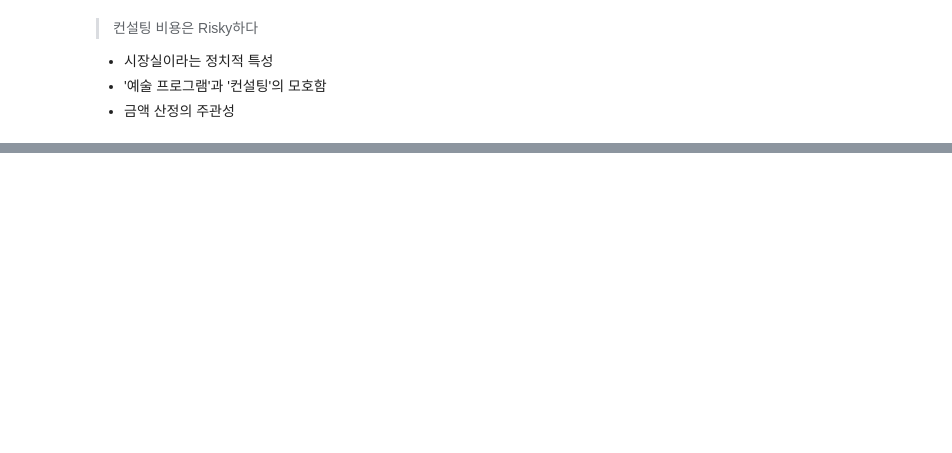
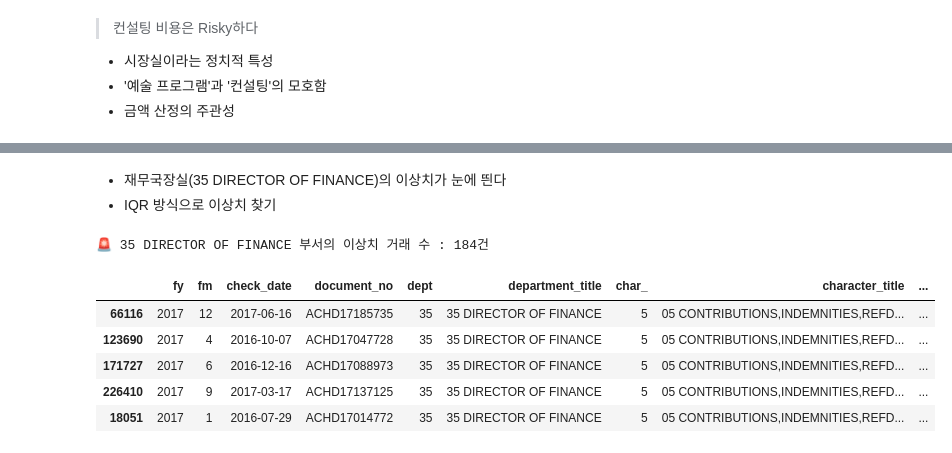
Before and after one commit to yeongwuu/Unsupervised-Fraud-Detection-in-Accounting-Data-using-Autoencoder, a Jupyter notebook: Project_1.ipynb, the cells around one changed output, grey strips where cells are left out. Cells and saved outputs as stored; diff of their text form; code cells hidden in the pictures; blank space fills up the shorter version.

```diff
--- a/Project_1.ipynb
+++ b/Project_1.ipynb
@@ -170,0 +208,25 @@ display(mayor_mural)
+# %% [markdown]
+- 재무국장실(35 DIRECTOR OF FINANCE)의 이상치가 눈에 띈다
+- IQR 방식으로 이상치 찾기
+# %%
+def get_outliers(df, column='transaction_amount'):
+    Q1=df[column].quantile(0.25)
+    Q3=df[column].quantile(0.75)
+    IQR=Q3-Q1
+    upper_bound= Q3 + (1.5*IQR)
+    return df[df[column]>upper_bound]
+
+target_dept='35 DIRECTOR OF FINANCE'
+dept_data=df[df['department_title']==target_dept]
+outliers=get_outliers(dept_data)
+
+print(f'🚨 {target_dept} 부서의 이상치 거래 수 : {len(outliers)}건')
+display(outliers.sort_values(by='transaction_amount', ascending=False).head())
+# %% [output]
+🚨 35 DIRECTOR OF FINANCE 부서의 이상치 거래 수 : 184건
+|  | fy | fm | check_date | document_no | dept | department_title | char_ | character_title | ... |
+| 66116 | 2017 | 12 | 2017-06-16 | ACHD17185735 | 35 | 35 DIRECTOR OF FINANCE | 5 | 05 CONTRIBUTIONS,INDEMNITIES,REFD... | ... |
+| 123690 | 2017 | 4 | 2016-10-07 | ACHD17047728 | 35 | 35 DIRECTOR OF FINANCE | 5 | 05 CONTRIBUTIONS,INDEMNITIES,REFD... | ... |
+| 171727 | 2017 | 6 | 2016-12-16 | ACHD17088973 | 35 | 35 DIRECTOR OF FINANCE | 5 | 05 CONTRIBUTIONS,INDEMNITIES,REFD... | ... |
+| 226410 | 2017 | 9 | 2017-03-17 | ACHD17137125 | 35 | 35 DIRECTOR OF FINANCE | 5 | 05 CONTRIBUTIONS,INDEMNITIES,REFD... | ... |
+| 18051 | 2017 | 1 | 2016-07-29 | ACHD17014772 | 35 | 35 DIRECTOR OF FINANCE | 5 | 05 CONTRIBUTIONS,INDEMNITIES,REFD... | ... |
```
Also changed, not shown: parts of 11 cells of this notebook, 2 other files.
